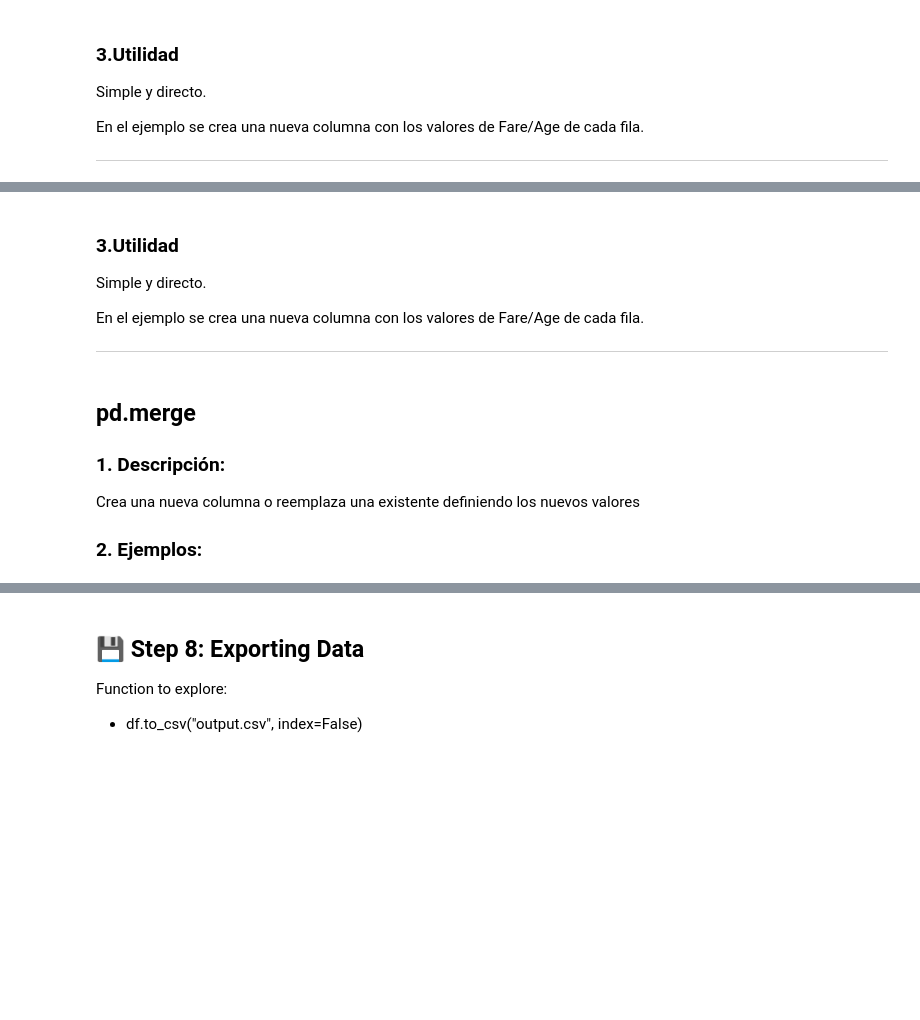
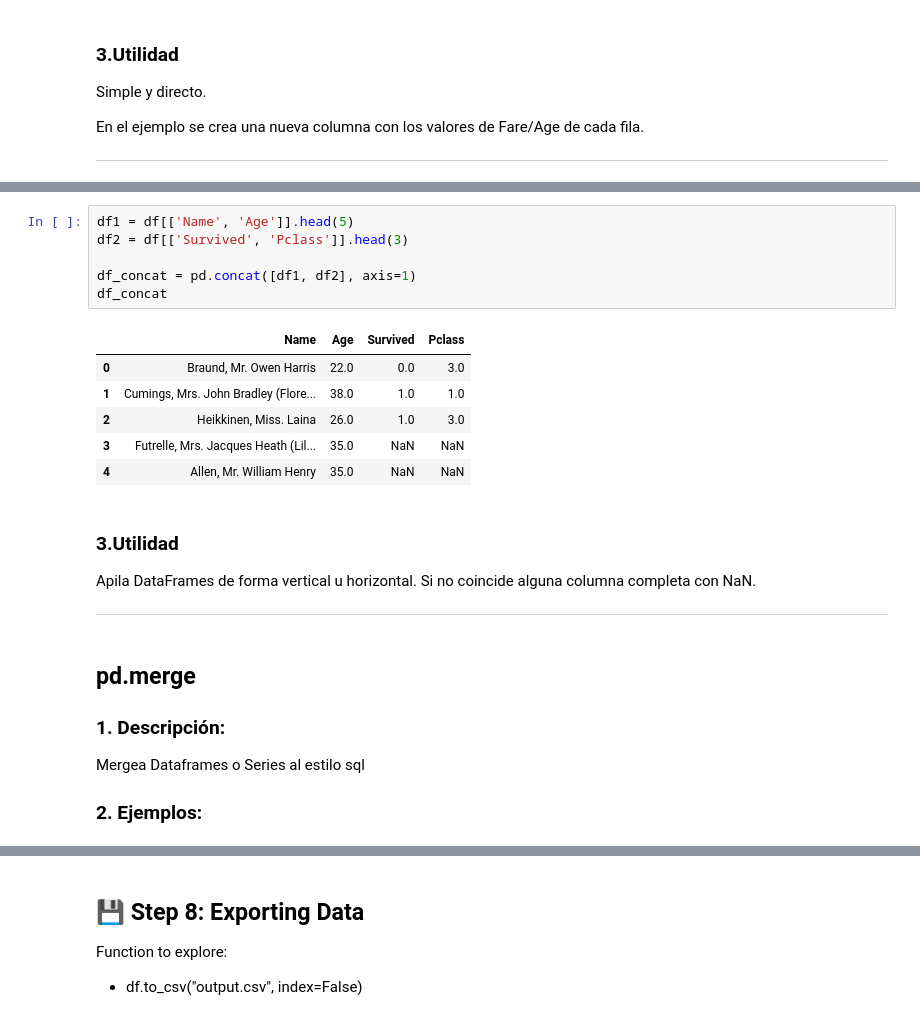
Before and after one commit to EduFergo/titanic-dataset, a Jupyter notebook: Titanic_Pandas_Practice_Notebook.ipynb, the cells around one changed output, grey strips where cells are left out. Saved outputs shown, nothing was run; the diff lists cells and outputs as text; blank space fills up the shorter version.

```diff
--- a/Titanic_Pandas_Practice_Notebook.ipynb
+++ b/Titanic_Pandas_Practice_Notebook.ipynb
@@ -917,9 +922,21 @@ df_concat
+# %%
+df1 = df[['Name', 'Age']].head(5)
+df2 = df[['Survived', 'Pclass']].head(3)
+
+df_concat = pd.concat([df1, df2], axis=1)
+df_concat
+# %% [output]
+|  | Name | Age | Survived | Pclass |
+| 0 | Braund, Mr. Owen Harris | 22.0 | 0.0 | 3.0 |
+| 1 | Cumings, Mrs. John Bradley (Flore... | 38.0 | 1.0 | 1.0 |
+| 2 | Heikkinen, Miss. Laina | 26.0 | 1.0 | 3.0 |
+| 3 | Futrelle, Mrs. Jacques Heath (Lil... | 35.0 | NaN | NaN |
+| 4 | Allen, Mr. William Henry | 35.0 | NaN | NaN |
 # %% [markdown]
 ### 3.Utilidad
 
-Simple y directo.
+Apila DataFrames de forma vertical u horizontal. Si no coincide alguna columna completa con NaN.
 
-En el ejemplo se crea una nueva columna con los valores de Fare/Age de cada fila.
 
 
 ---
@@ -928,7 +945,7 @@ En el ejemplo se crea una nueva columna con los valores de Fare/Age de cada fila
 
 ### 1. Descripción:
 
-Crea una nueva columna o reemplaza una existente definiendo los nuevos valores
+Mergea Dataframes o Series al estilo sql
 
 
 ### 2. Ejemplos:
```
Also changed, not shown: parts of 10 cells of this notebook.
